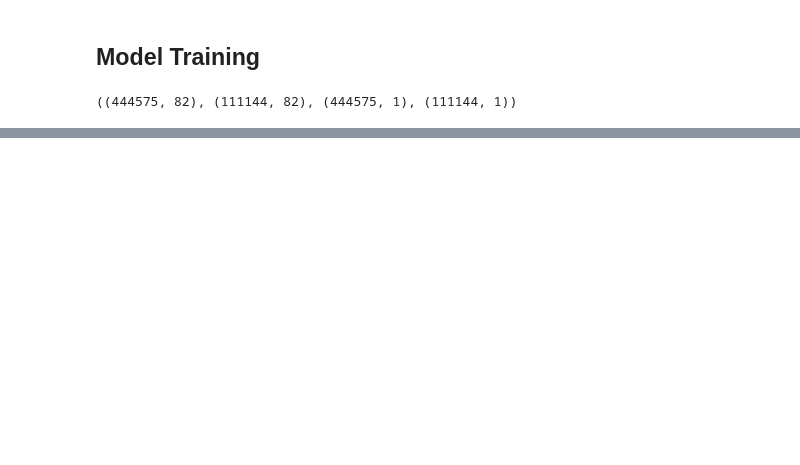
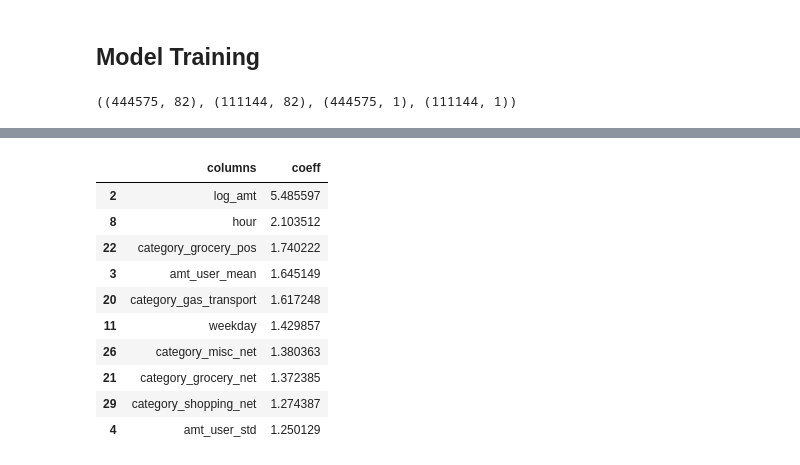
Before and after one commit to Shubham-S151/End-to-End-MLOps-Pipeline, a Jupyter notebook: notebooks/Credit_Card_Fraud_Data/7_Model_Training.ipynb, the cells around one changed output, grey strips where cells are left out. Saved outputs shown, nothing was run; the diff lists cells and outputs as text; code cells hidden in the pictures; blank space fills up the shorter version.

```diff
--- a/notebooks/Credit_Card_Fraud_Data/7_Model_Training.ipynb
+++ b/notebooks/Credit_Card_Fraud_Data/7_Model_Training.ipynb
@@ -161,0 +107,16 @@ Recall : 0.19705882352941176
+# %%
+df_coeff = pd.DataFrame({"columns":x_train.columns,"coeff":np.exp(model_log.coef_).flatten()})
+df_coeff.sort_values(by="coeff",ascending=False,inplace=True)
+df_coeff.head(10)
+# %% [output]
+|  | columns | coeff |
+| 2 | log_amt | 5.485597 |
+| 8 | hour | 2.103512 |
+| 22 | category_grocery_pos | 1.740222 |
+| 3 | amt_user_mean | 1.645149 |
+| 20 | category_gas_transport | 1.617248 |
+| 11 | weekday | 1.429857 |
+| 26 | category_misc_net | 1.380363 |
+| 21 | category_grocery_net | 1.372385 |
+| 29 | category_shopping_net | 1.274387 |
+| 4 | amt_user_std | 1.250129 |
```
Also changed, not shown: parts of 13 cells of this notebook, 1 other file.
